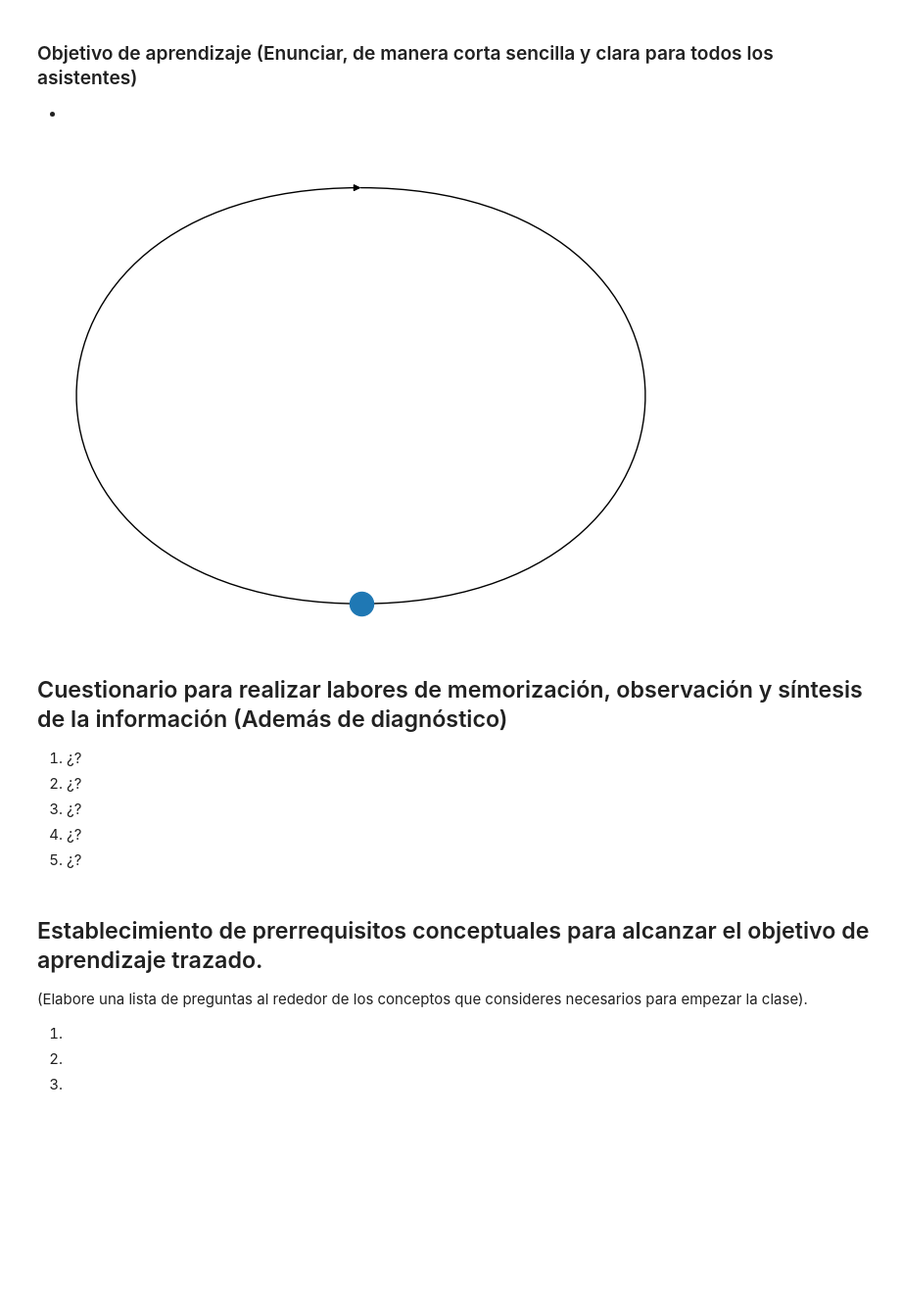
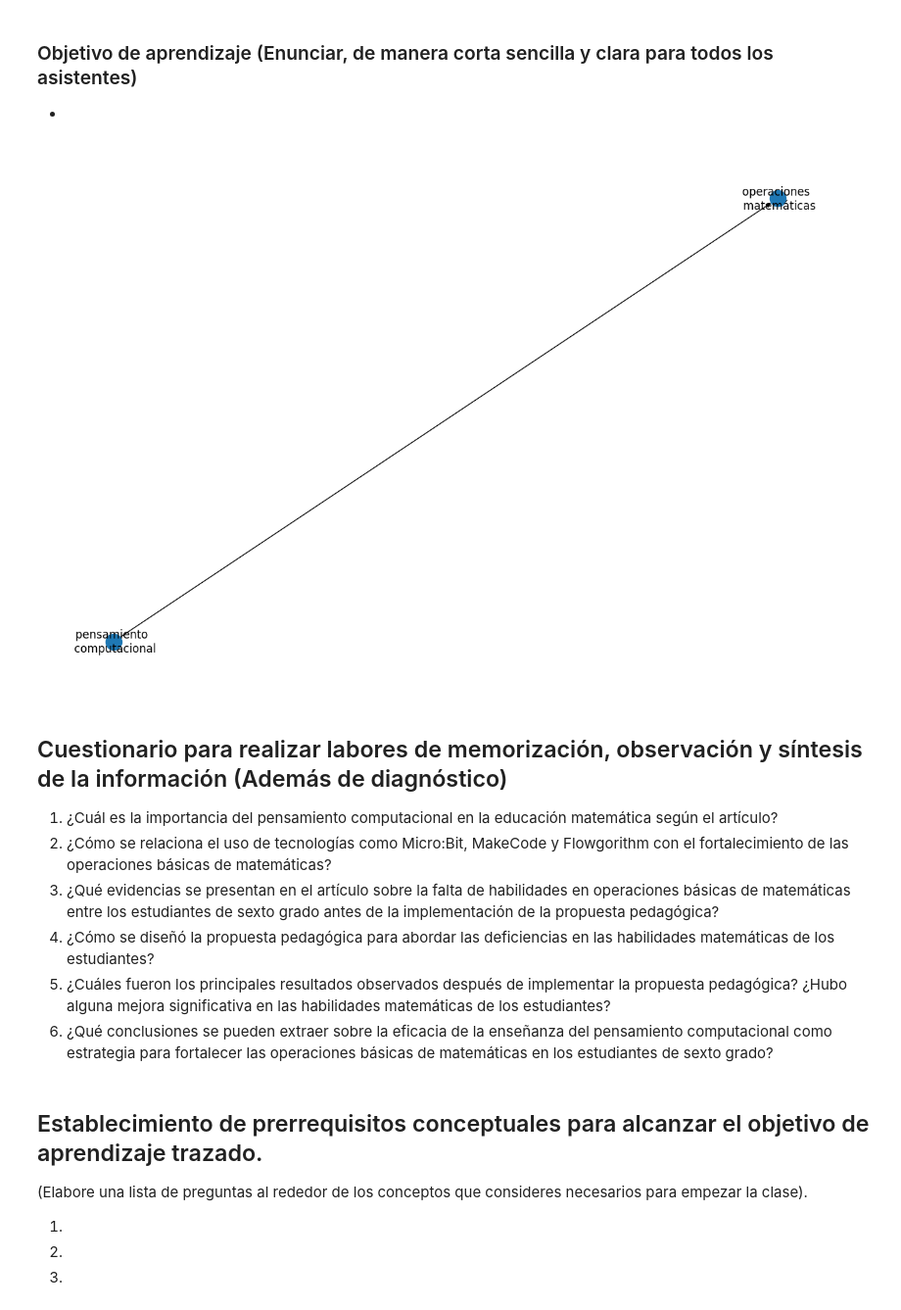
Before and after one commit to marco-canas/desarrollo_pensamiento_matematico_infancia, a Jupyter notebook: clases/3_sesion_19_feb/1_sesion_19_feb_pensamiento_computacional_operaciones_matematicas.ipynb, the cells around one changed output. Shown at 98% size. Saved outputs shown, nothing was run; the diff lists cells and outputs as text; code cells hidden in the pictures; blank space fills up the shorter version.

```diff
--- a/clases/3_sesion_19_feb/1_sesion_19_feb_pensamiento_computacional_operaciones_matematicas.ipynb
+++ b/clases/3_sesion_19_feb/1_sesion_19_feb_pensamiento_computacional_operaciones_matematicas.ipynb
@@ -191,34 +193,42 @@ vez que otras personas nos asocien con cualquiera de estos sentimientos, disminu
 # %%
 # Mapa conceptual de la clase
 import networkx as nx
+import matplotlib.pyplot as plt
 
+plt.figure(figsize = (12, 8))
 G = nx.DiGraph()
+
+c1 = "pensamiento \n computacional"
+c2 = "operaciones \n matemáticas"
 
 # Agregar lísta de conceptos
 
-lista_conceptos = ['', '']
+lista_conceptos = [c1, c2]
 
 G.add_nodes_from(lista_conceptos)
 
 # Agregar las flechas de vinculación de conceptos
 
-pares_conceptos_vinculados = [("", "")]
+pares_conceptos_vinculados = [(c1, c2)]
 
 G.add_edges_from(pares_conceptos_vinculados)
 
 pos = nx.spring_layout(G, seed = 513)
 
-nx.draw(G, pos)
+nx.draw(G, pos, with_labels = True, node_size = 10_000)
+
+plt.savefig('computacional_thinking_operaciones_math.jpg')
 # %% [output]
-[figure, old version]
+[figure, new version]
-# %% [markdown]
-## Cuestionario para realizar labores de memorización, observación y síntesis de la información (Además de diagnóstico)
-
-1. ¿?
-2. ¿?
-3. ¿?
-4. ¿?
-5. ¿?
+# %% [markdown]
+## Cuestionario para realizar labores de memorización, observación y síntesis de la información (Además de diagnóstico)
+
+1. ¿Cuál es la importancia del pensamiento computacional en la educación matemática según el artículo?
+2. ¿Cómo se relaciona el uso de tecnologías como Micro:Bit, MakeCode y Flowgorithm con el fortalecimiento de las operaciones básicas de matemáticas?
+3. ¿Qué evidencias se presentan en el artículo sobre la falta de habilidades en operaciones básicas de matemáticas entre los estudiantes de sexto grado antes de la implementación de la propuesta pedagógica?
+4. ¿Cómo se diseñó la propuesta pedagógica para abordar las deficiencias en las habilidades matemáticas de los estudiantes?
+5. ¿Cuáles fueron los principales resultados observados después de implementar la propuesta pedagógica? ¿Hubo alguna mejora significativa en las habilidades matemáticas de los estudiantes?
+6. ¿Qué conclusiones se pueden extraer sobre la eficacia de la enseñanza del pensamiento computacional como estrategia para fortalecer las operaciones básicas de matemáticas en los estudiantes de sexto grado?
 # %% [markdown]
 ## Establecimiento de prerrequisitos conceptuales para alcanzar el objetivo de aprendizaje trazado.
 
```
Also changed, not shown: parts of 10 cells of this notebook, 5 other files.
